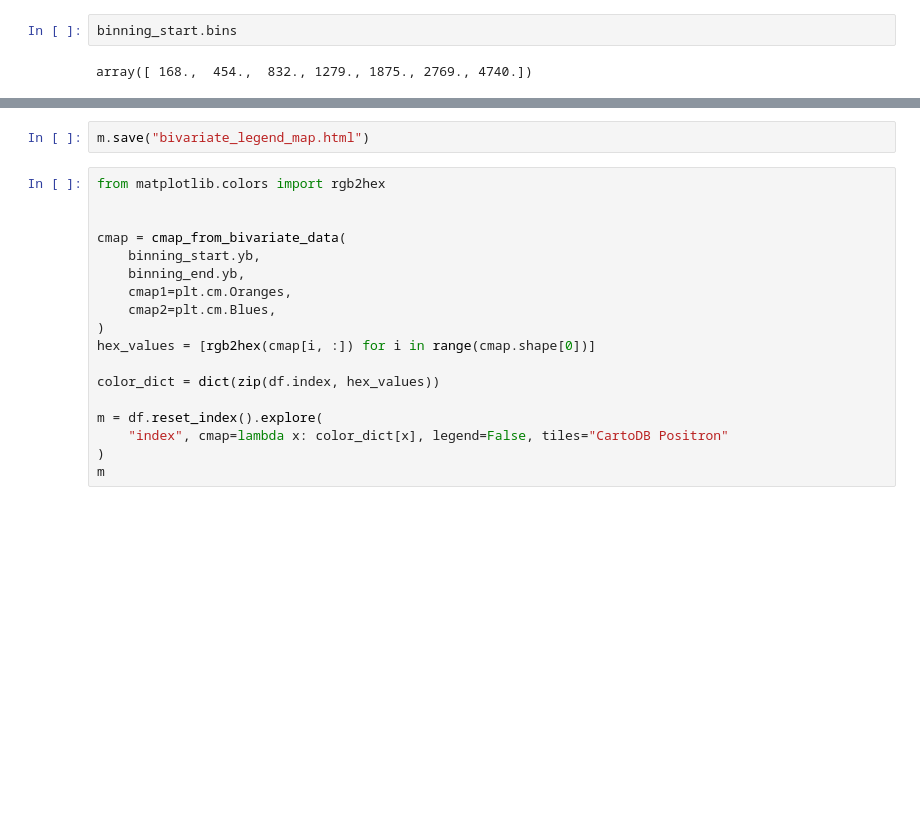
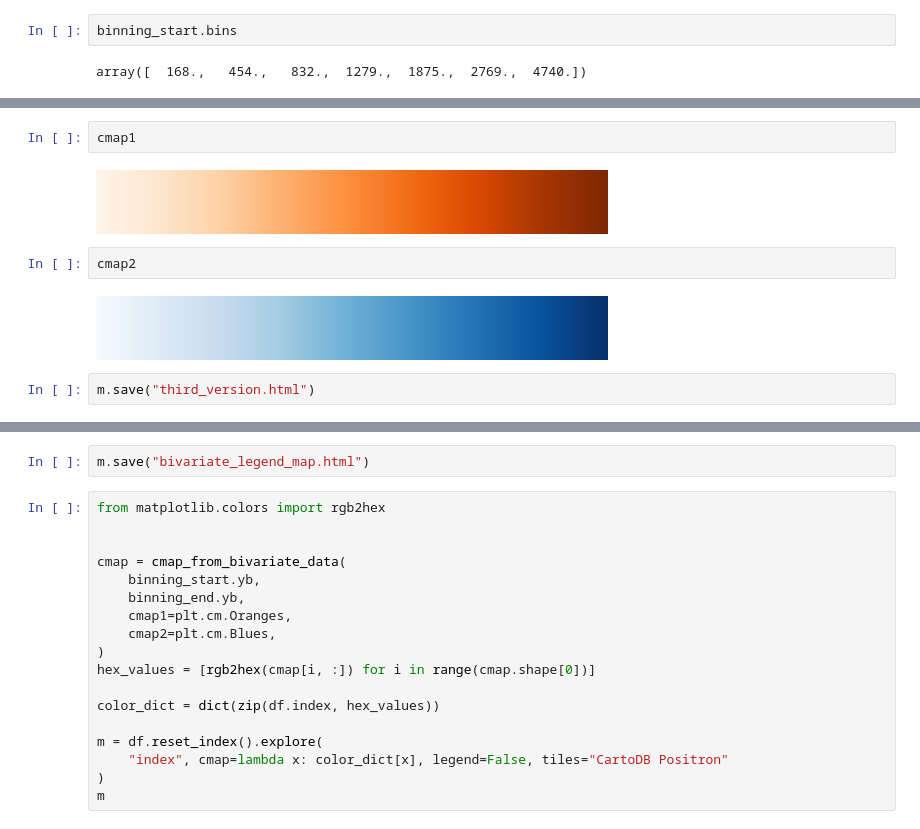
Before and after one commit to RaczeQ/bivario, a Jupyter notebook: bivario/plot_map.ipynb, the cells around one changed output, grey strips where cells are left out. Drawn from its saved outputs; the diff is of its cells as text; blank space fills up the shorter version.

```diff
--- a/bivario/plot_map.ipynb
+++ b/bivario/plot_map.ipynb
@@ -292 +573,11 @@ Changed data area size: 200.8×200.0px
 [interactive output not drawn]
+# %%
+cmap1
+# %% [output]
+[figure, added]
+# %%
+cmap2
+# %% [output]
+[figure, added]
+# %%
+m.save("third_version.html")
```
Also changed, not shown: parts of 9 cells of this notebook, 5 other files.
